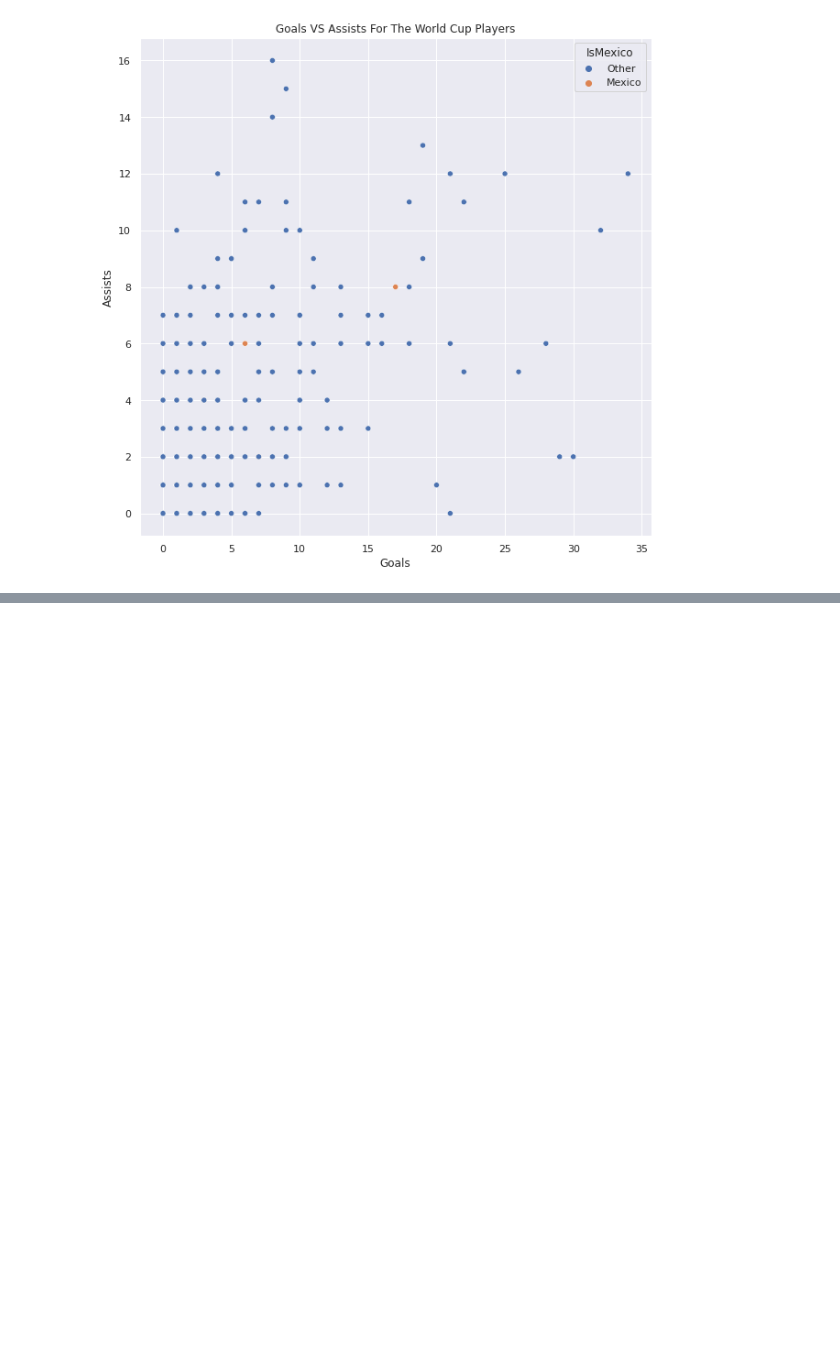
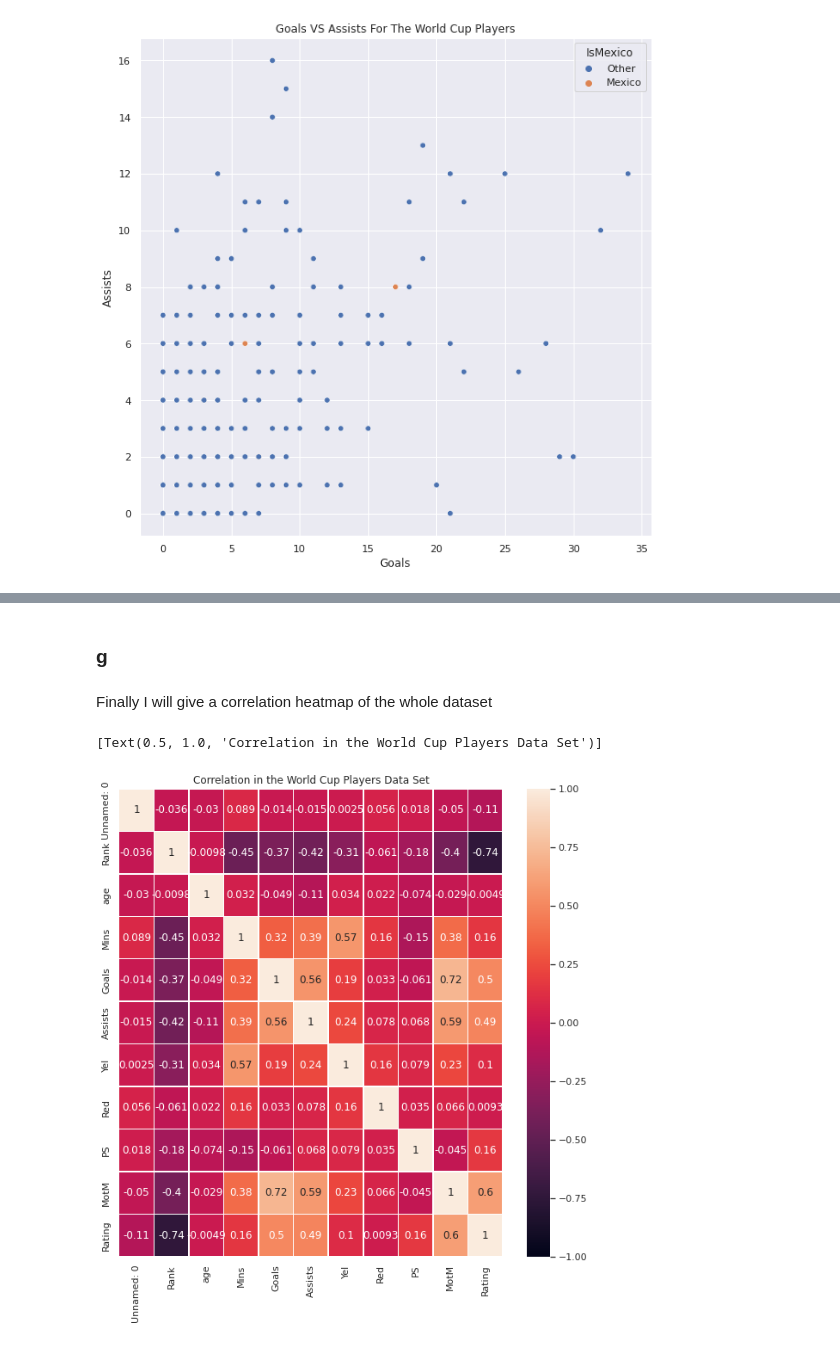
Before and after one commit to BrendenLatham/Data_Viz, a Jupyter notebook: Exam3.ipynb, the cells around one changed output, grey strips where cells are left out. Saved outputs shown, nothing was run; the diff lists cells and outputs as text; code cells hidden in the pictures; blank space fills up the shorter version.

```diff
--- a/Exam3.ipynb
+++ b/Exam3.ipynb
@@ -124,0 +160,12 @@ It seems like what is happening here is that many points on this plot are laying
+# %% [markdown]
+### g
+# %% [markdown]
+Finally I will give a correlation heatmap of the whole dataset
+# %%
+df = df.drop('IsMexico',1)
+# %%
+ax = sns.heatmap(df.corr(), annot = True, linewidths= 0.5, vmin = -1)
+ax.set(title = 'Correlation in the World Cup Players Data Set')
+# %% [output]
+[Text(0.5, 1.0, 'Correlation in the World Cup Players Data Set')]
+[figure, added]
```
Also changed, not shown: parts of 20 cells of this notebook.
